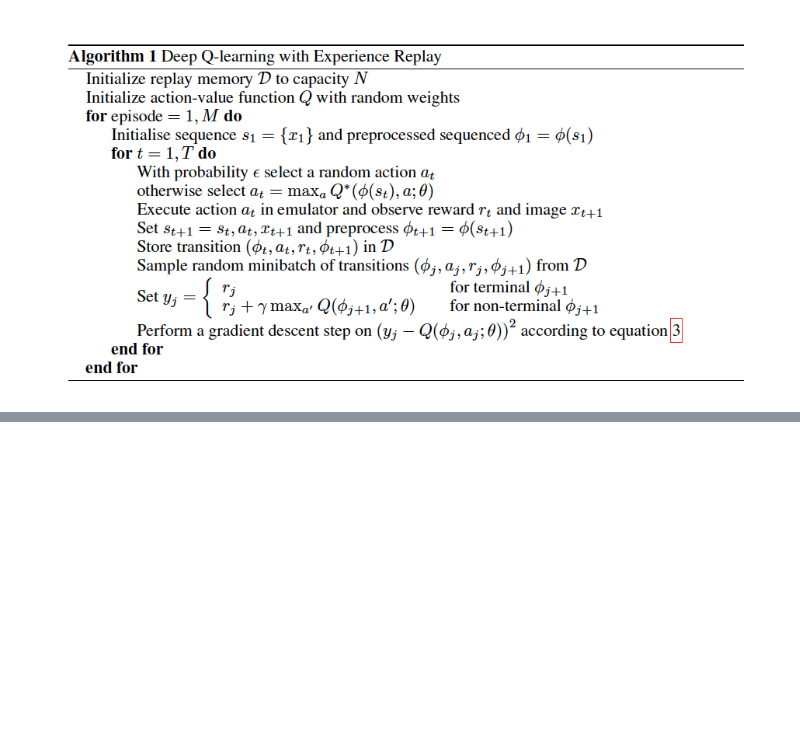
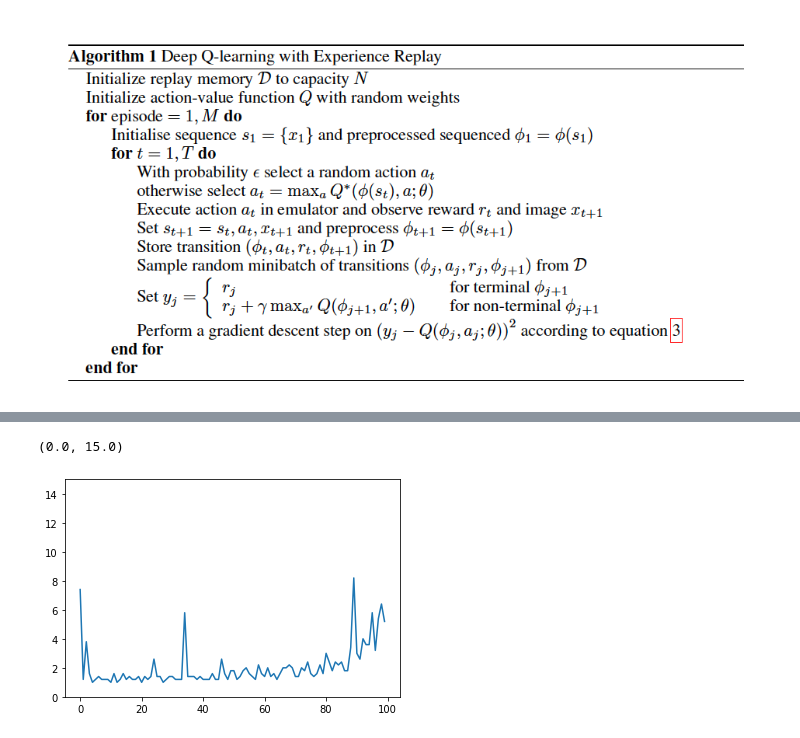
Before and after one commit to andrebeu/gymRL, a Jupyter notebook: dqn-cart.ipynb, the cells around one changed output, grey strips where cells are left out. Saved outputs shown, nothing was run; the diff lists cells and outputs as text; code cells hidden in the pictures; blank space fills up the shorter version.

```diff
--- a/dqn-cart.ipynb
+++ b/dqn-cart.ipynb
@@ -76,0 +98,7 @@ plt.ylim(0,150)
+# %%
+M =
+plt.plot(M)
+plt.ylim(0,15)
+# %% [output]
+(0.0, 15.0)
+[figure, added]
```
Also changed, not shown: parts of 9 cells of this notebook, 1 other file.
